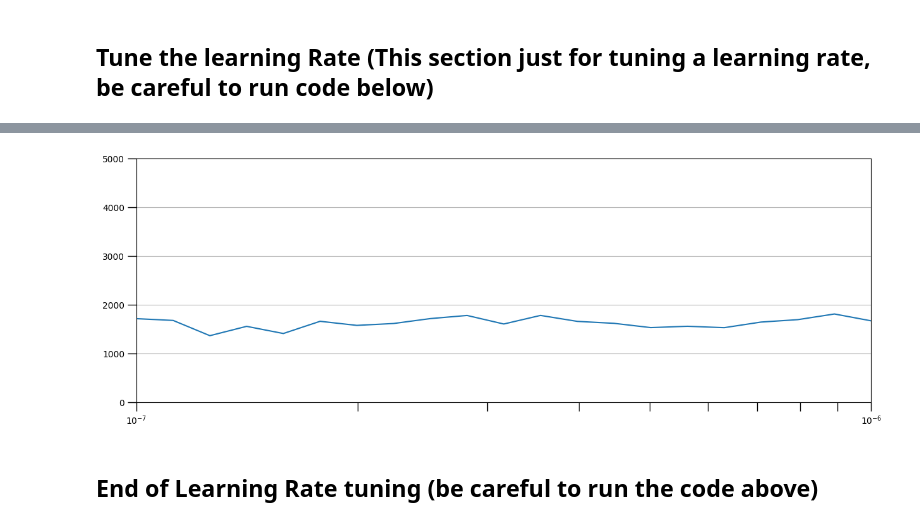
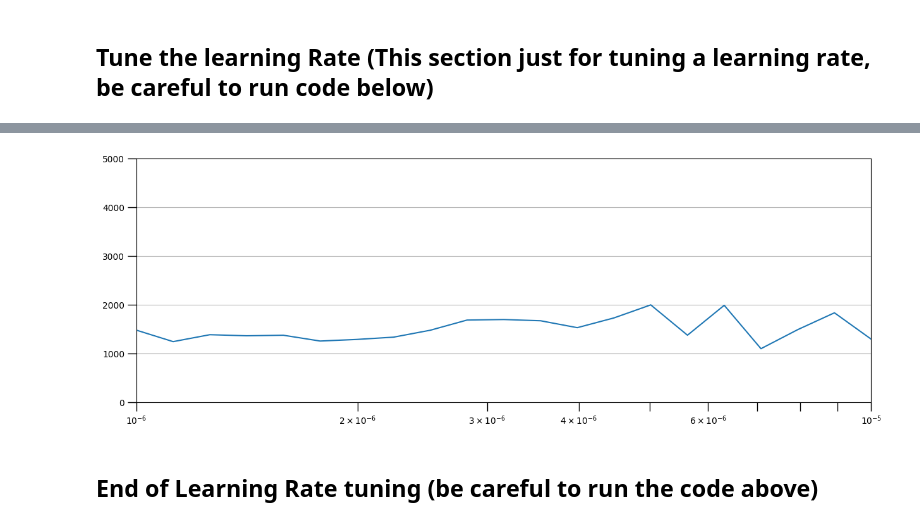
Before and after one commit to sayid-alt/usd_idr_exchange_prediction, a Jupyter notebook: usd_idr_prediction.ipynb, the cells around one changed output, grey strips where cells are left out. Drawn from its saved outputs; the diff is of its cells as text; code cells hidden in the pictures.

```diff
--- a/usd_idr_prediction.ipynb
+++ b/usd_idr_prediction.ipynb
@@ -406,3 +320,0 @@ Now let's drop the record on 2012-02-07 as we did in the previous action
-# %%
-date_to_drop = '2012-02-07'
-idrx_df.drop(index=date_to_drop, inplace=True)
@@ -431,0 +321,8 @@ idrx_df.loc[start_date:end_date]
+# %%
+idrx_df = idrx_df[
+    (idrx_df['Close'] > 5000) & (idrx_df['Close'] < 30000) &
+     (idrx_df['Open'] > 5000) & (idrx_df['Open'] < 30000) &
+      (idrx_df['High'] > 5000) & (idrx_df['High'] < 30000) &
+       (idrx_df['Low'] > 5000) &(idrx_df['High'] < 30000)
+       ]
+idrx_df
@@ -679,8 +568,8 @@ target: -40.900390625
 # Build the model
 # %%
 # set methods for compiler
-loss = tf.keras.losses.Huber(),
-optimizer = tf.keras.optimizers.SGD(momentum=0.9),
+loss = tf.keras.losses.Huber()
+optimizer = tf.keras.optimizers.SGD(momentum=0.9)
 metrics = [MeanSquaredError(),
            MeanAbsolutePercentageError(), MeanAbsoluteError(), RootMeanSquaredError()]
 
@@ -731,8 +624,8 @@ _________________________________________________________________
 init_weights = model_tune.get_weights()
 # %%
 lr_scheduler = tf.keras.callbacks.LearningRateScheduler(
-    lambda epoch : 1e-8 * 10**(epoch/20)
-    , verbose=1)
+    lambda epoch : 1e-8 * 10**(epoch/20),
+    verbose=1)
 
 model_tune.compile(loss=loss,
               optimizer=optimizer,
@@ -785,7 +679,7 @@ plot_learning_rates(lrs, history, axis=[1e-8, 1e-5, 0, 5000])
 # %%
-plot_learning_rates(lrs, history, axis=[1e-7, 1e-6, 0, 5000])
+plot_learning_rates(lrs, history, axis=[1e-6, 1e-5, 0, 5000])
 # %% [output]
-[figure, old version]
+[figure, new version]
 # %%
 # clear the backend
 tf.keras.backend.clear_session()
```
Also changed, not shown: parts of 42 cells of this notebook.
